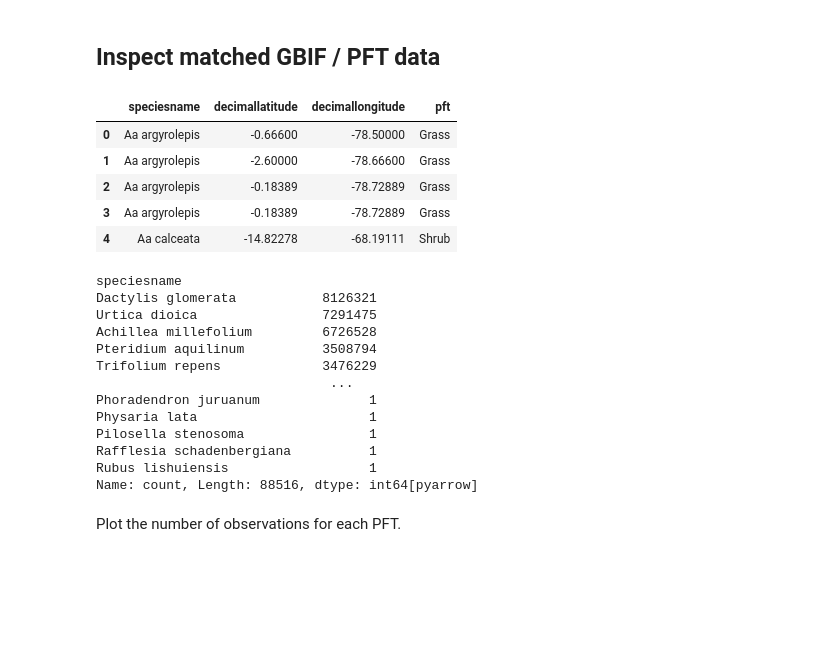
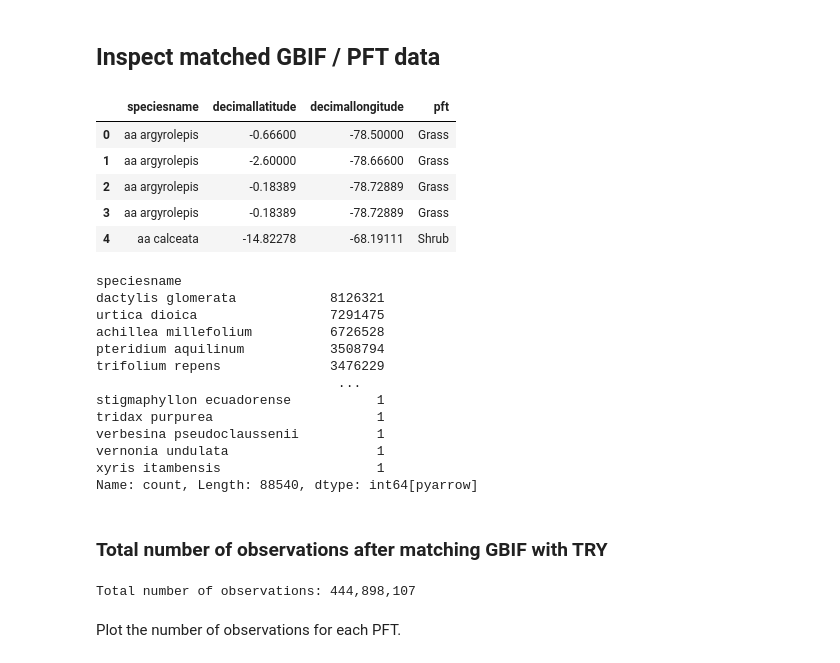
Before and after one commit to GeoSense-Freiburg/cit-sci-traits, a Jupyter notebook: notebooks/0-1_global_trait_data/0-1-0_explore_GBIF.ipynb, the cells around one changed output. Cells and saved outputs as stored; diff of their text form; code cells hidden in the pictures; blank space fills up the shorter version.

Commit message:
Include GBIF dataset analysis, as well as some other analysis

```diff
--- a/notebooks/0-1_global_trait_data/0-1-0_explore_GBIF.ipynb
+++ b/notebooks/0-1_global_trait_data/0-1-0_explore_GBIF.ipynb
@@ -216,31 +396,37 @@ ddf.to_parquet(scratch_dir / "gbif_pfts.parquet", write_index=False)
 # %% [markdown]
 ## Inspect matched GBIF / PFT data
 # %%
-gbif_pfts = dd.read_parquet(scratch_dir / "gbif_pfts.parquet")
-gbif_pfts.head()
+gbif_linked = dd.read_parquet(scratch_dir / "gbif_linked.parquet")
+gbif_linked.head(npartitions=3)
 # %% [output]
 |  | speciesname | decimallatitude | decimallongitude | pft |
-| 0 | Aa argyrolepis | -0.66600 | -78.50000 | Grass |
-| 1 | Aa argyrolepis | -2.60000 | -78.66600 | Grass |
-| 2 | Aa argyrolepis | -0.18389 | -78.72889 | Grass |
-| 3 | Aa argyrolepis | -0.18389 | -78.72889 | Grass |
-| 4 | Aa calceata | -14.82278 | -68.19111 | Shrub |
+| 0 | aa argyrolepis | -0.66600 | -78.50000 | Grass |
+| 1 | aa argyrolepis | -2.60000 | -78.66600 | Grass |
+| 2 | aa argyrolepis | -0.18389 | -78.72889 | Grass |
+| 3 | aa argyrolepis | -0.18389 | -78.72889 | Grass |
+| 4 | aa calceata | -14.82278 | -68.19111 | Shrub |
 # %%
-gbif_pfts.speciesname.value_counts().compute().sort_values(ascending=False)
+gbif_linked.speciesname.value_counts().compute().sort_values(ascending=False)
 # %% [output]
 speciesname
-Dactylis glomerata           8126321
-Urtica dioica                7291475
-Achillea millefolium         6726528
-Pteridium aquilinum          3508794
-Trifolium repens             3476229
-                              ...
-Phoradendron juruanum              1
-Physaria lata                      1
-Pilosella stenosoma                1
-Rafflesia schadenbergiana          1
-Rubus lishuiensis                  1
-Name: count, Length: 88516, dtype: int64[pyarrow]
+dactylis glomerata            8126321
+urtica dioica                 7291475
+achillea millefolium          6726528
+pteridium aquilinum           3508794
+trifolium repens              3476229
+                               ...
+stigmaphyllon ecuadorense           1
+tridax purpurea                     1
+verbesina pseudoclaussenii          1
+vernonia undulata                   1
+xyris itambensis                    1
+Name: count, Length: 88540, dtype: int64[pyarrow]
+# %% [markdown]
+### Total number of observations after matching GBIF with TRY
+# %%
+print(f"Total number of observations: {gbif_linked.shape[0].compute():,}")
+# %% [output]
+Total number of observations: 444,898,107
 # %% [markdown]
 Plot the number of observations for each PFT.
 # %%
```
Also changed, not shown: parts of 32 cells of this notebook.
